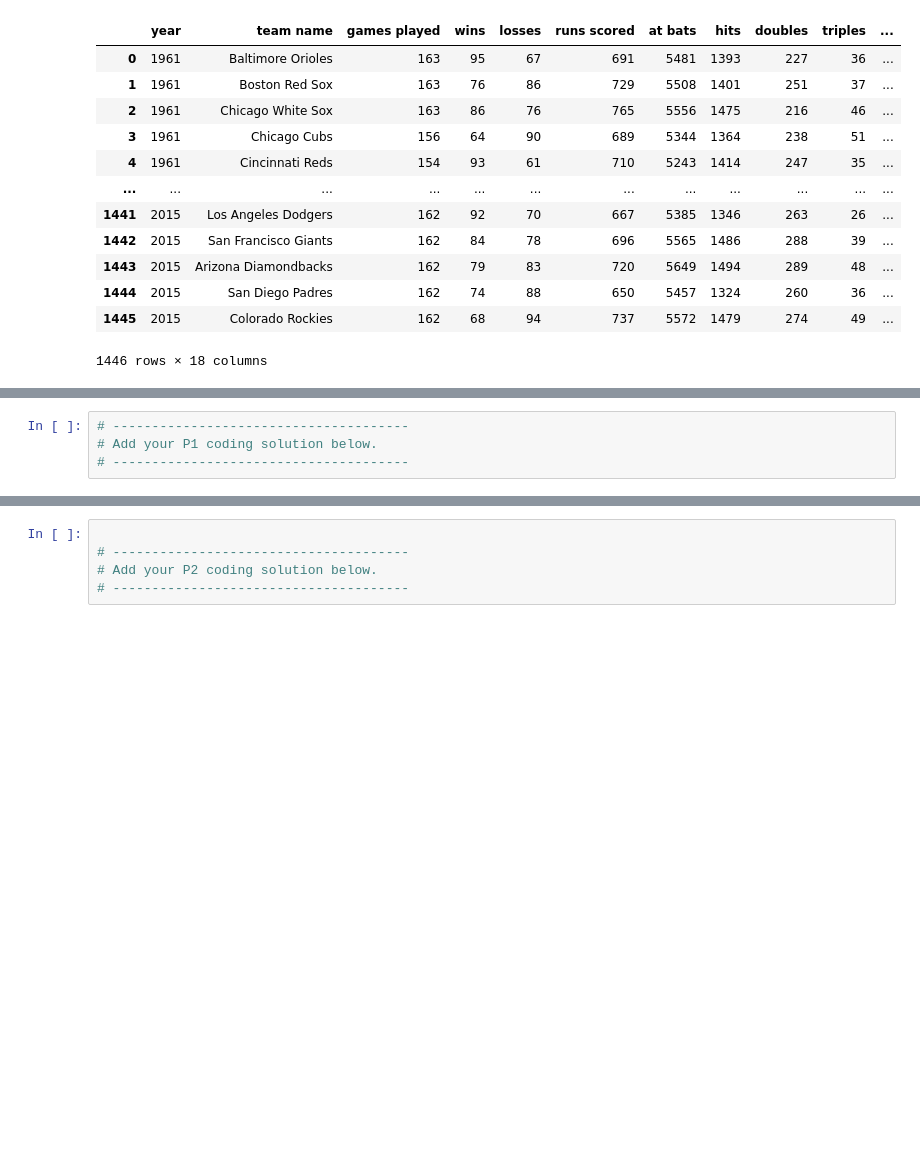
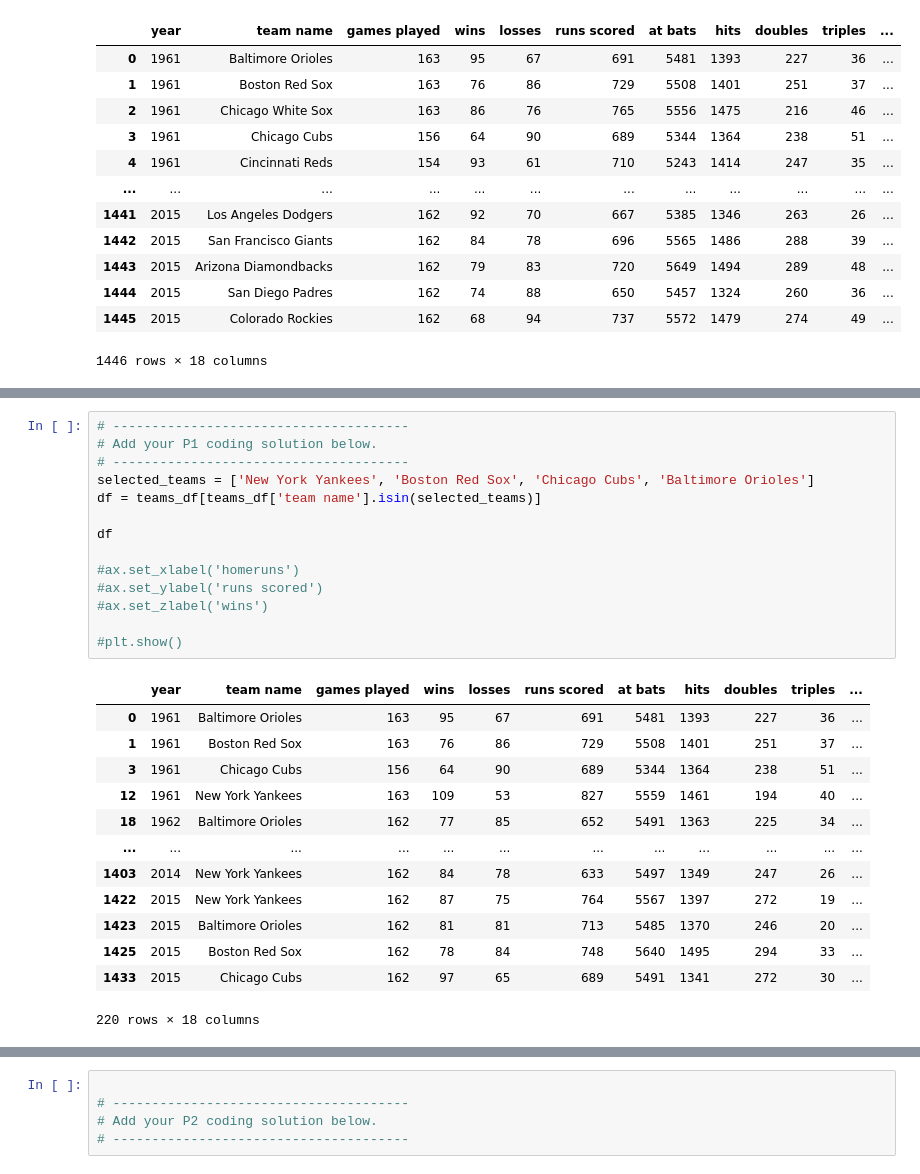
Before and after one commit to ethan-yountz/562-Project1, a Jupyter notebook: P1.ipynb, the cells around one changed output, grey strips where cells are left out. Saved outputs shown, nothing was run; the diff lists cells and outputs as text; blank space fills up the shorter version.

Commit message:
Created Selected Teams DF

```diff
--- a/P1.ipynb
+++ b/P1.ipynb
@@ -136,10 +134,34 @@ To receive full credit, your new dataframe must generate scatter plots identical
 - The default x-axis, y-axis, and z-axis tick values are used.
 - The scatter plot marker size is 30.
 - The z_label is rotated 90 degrees, and the `zaxis.labelpad` is set to -0.7.
-# %%
-# --------------------------------------
-# Add your P1 coding solution below.
-# --------------------------------------
+# %%
+# --------------------------------------
+# Add your P1 coding solution below.
+# --------------------------------------
+selected_teams = ['New York Yankees', 'Boston Red Sox', 'Chicago Cubs', 'Baltimore Orioles']
+df = teams_df[teams_df['team name'].isin(selected_teams)]
+
+df
+
+#ax.set_xlabel('homeruns')
+#ax.set_ylabel('runs scored')
+#ax.set_zlabel('wins')
+
+#plt.show()
+# %% [output]
+|  | year | team name | games played | wins | losses | runs scored | at bats | hits | doubles | triples | ... |
+| 0 | 1961 | Baltimore Orioles | 163 | 95 | 67 | 691 | 5481 | 1393 | 227 | 36 | ... |
+| 1 | 1961 | Boston Red Sox | 163 | 76 | 86 | 729 | 5508 | 1401 | 251 | 37 | ... |
+| 3 | 1961 | Chicago Cubs | 156 | 64 | 90 | 689 | 5344 | 1364 | 238 | 51 | ... |
+| 12 | 1961 | New York Yankees | 163 | 109 | 53 | 827 | 5559 | 1461 | 194 | 40 | ... |
+| 18 | 1962 | Baltimore Orioles | 162 | 77 | 85 | 652 | 5491 | 1363 | 225 | 34 | ... |
+| ... | ... | ... | ... | ... | ... | ... | ... | ... | ... | ... | ... |
+| 1403 | 2014 | New York Yankees | 162 | 84 | 78 | 633 | 5497 | 1349 | 247 | 26 | ... |
+| 1422 | 2015 | New York Yankees | 162 | 87 | 75 | 764 | 5567 | 1397 | 272 | 19 | ... |
+| 1423 | 2015 | Baltimore Orioles | 162 | 81 | 81 | 713 | 5485 | 1370 | 246 | 20 | ... |
+| 1425 | 2015 | Boston Red Sox | 162 | 78 | 84 | 748 | 5640 | 1495 | 294 | 33 | ... |
+| 1433 | 2015 | Chicago Cubs | 162 | 97 | 65 | 689 | 5491 | 1341 | 272 | 30 | ... |
+220 rows × 18 columns
 # %% [markdown]
 ****
 
```
Also changed, not shown: parts of 2 cells of this notebook.
